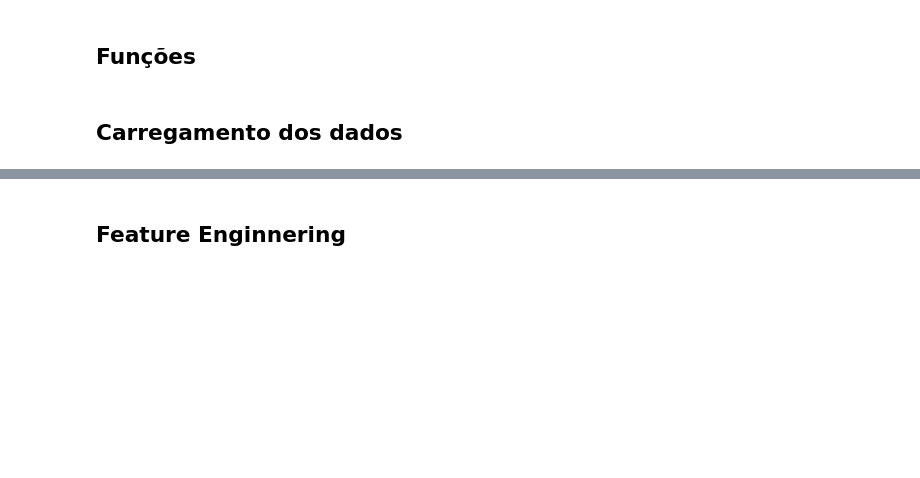
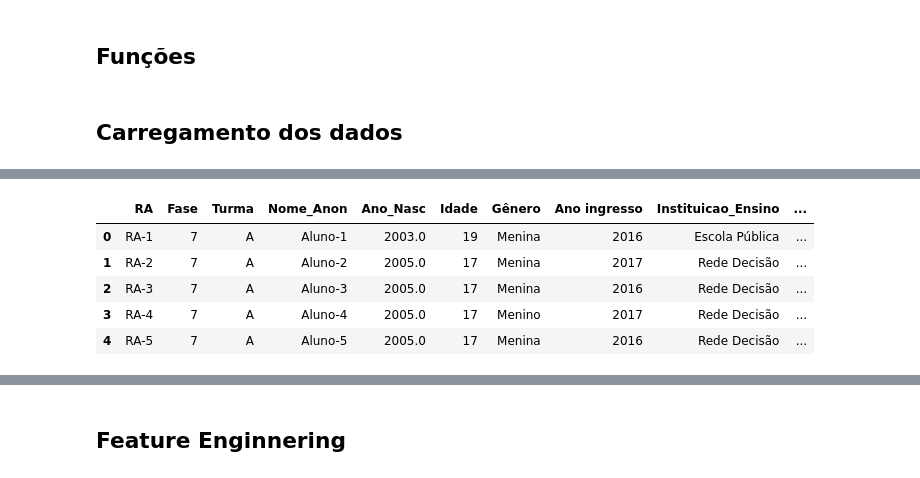
Before and after one commit to fernandapetty/data-analytics, a Jupyter notebook: notebook.ipynb, the cells around one changed output, grey strips where cells are left out. Cells and saved outputs as stored; diff of their text form; code cells hidden in the pictures; blank space fills up the shorter version.

```diff
--- a/notebook.ipynb
+++ b/notebook.ipynb
@@ -78,0 +124,18 @@ df_row = pd.read_csv(datasetFile) if datasetFile.lower().endswith(
+# %%
+datasetFile = "data/BASE DE DADOS PEDE 2024 - DATATHON.xlsx"
+
+if not isFileExists(datasetFile): exit()
+
+# Ler todas as abas
+xls = pd.ExcelFile(datasetFile)
+print('Sheets:', xls.sheet_names)
+
+dfs = {}
+for sh in xls.sheet_names:
+    dfs[sh] = xls.parse(sh)
+    print(sh, dfs[sh].shape)
+
+# Preview
+for sh, df_ in dfs.items():
+    print('===', sh, '===')
+    display(df_.head(3))
@@ -78,0 +164,61 @@ df_row = pd.read_csv(datasetFile) if datasetFile.lower().endswith(
+# %%
+p22 = normalize_columns(dfs['PEDE2022']).copy()
+p23 = normalize_columns(dfs['PEDE2023']).copy()
+p24 = normalize_columns(dfs['PEDE2024']).copy()
+
+p22['ano_ref'] = 2022
+p23['ano_ref'] = 2023
+p24['ano_ref'] = 2024
+
+# Padronizar alguns nomes comuns
+rename_22 = {
+    'Nome': 'Nome_Anon',
+    'Ano nasc': 'Ano_Nasc',
+    'Idade 22': 'Idade',
+    'Instituição de ensino': 'Instituicao_Ensino',
+    'INDE 22': 'INDE',
+}
+rename_23 = {
+    'Nome Anonimizado': 'Nome_Anon',
+    'Data de Nasc': 'Data_Nasc',
+    'Instituição de ensino': 'Instituicao_Ensino',
+    'INDE 23': 'INDE',
+}
+rename_24 = {
+    'Nome Anonimizado': 'Nome_Anon',
+    'Data de Nasc': 'Data_Nasc',
+    'Instituição de ensino': 'Instituicao_Ensino',
+    'INDE 2024': 'INDE',
+}
+
+p22 = p22.rename(columns=rename_22)
+p23 = p23.rename(columns=rename_23)
+p24 = p24.rename(columns=rename_24)
+
+# Padronizar notas de disciplinas
+p22 = p22.rename(columns={'Matem': 'Mat', 'Portug': 'Por', 'Inglês': 'Ing'})
+
+# Garantir colunas-chave existam
+for df_ in (p22, p23, p24):
+    for col in ['RA', 'Fase', 'Turma', 'Gênero', 'Ano ingresso', 'Instituicao_Ensino', 'INDE', 'IAA', 'IEG', 'IPS', 'IDA', 'IPV', 'IAN', 'Defasagem', 'Fase Ideal', 'IPP']:
+        if col not in df_.columns:
+            df_[col] = np.nan
+
+# Unir
+base = pd.concat([p22, p23, p24], ignore_index=True)
+
+# Ajustes finais de tipos
+base['RA'] = base['RA'].astype(str)
+base['ano_ref'] = base['ano_ref'].astype(int)
+
+# Datas (quando existir)
+if 'Data_Nasc' in base.columns:
+    base['Data_Nasc'] = pd.to_datetime(base['Data_Nasc'], errors='coerce')
+
+# Padronizar genero (tem "Menina"/"Feminino" etc)
+base['Gênero'] = base['Gênero'].astype(str).str.strip().replace(
+    {'Feminino': 'Menina', 'Masculino': 'Menino'})
+
+print('Base unificada:', base.shape)
+display(base.head())
+# %% [output]
@@ -79 +226,7 @@ df_row = pd.read_csv(datasetFile) if datasetFile.lower().endswith(
+|  | RA | Fase | Turma | Nome_Anon | Ano_Nasc | Idade | Gênero | Ano ingresso | Instituicao_Ensino | ... |
+| 0 | RA-1 | 7 | A | Aluno-1 | 2003.0 | 19 | Menina | 2016 | Escola Pública | ... |
+| 1 | RA-2 | 7 | A | Aluno-2 | 2005.0 | 17 | Menina | 2017 | Rede Decisão | ... |
+| 2 | RA-3 | 7 | A | Aluno-3 | 2005.0 | 17 | Menina | 2016 | Rede Decisão | ... |
+| 3 | RA-4 | 7 | A | Aluno-4 | 2005.0 | 17 | Menino | 2017 | Rede Decisão | ... |
+| 4 | RA-5 | 7 | A | Aluno-5 | 2005.0 | 17 | Menina | 2016 | Rede Decisão | ... |
 # %% [markdown]
```
Also changed, not shown: parts of 26 cells of this notebook, 13 other files.
